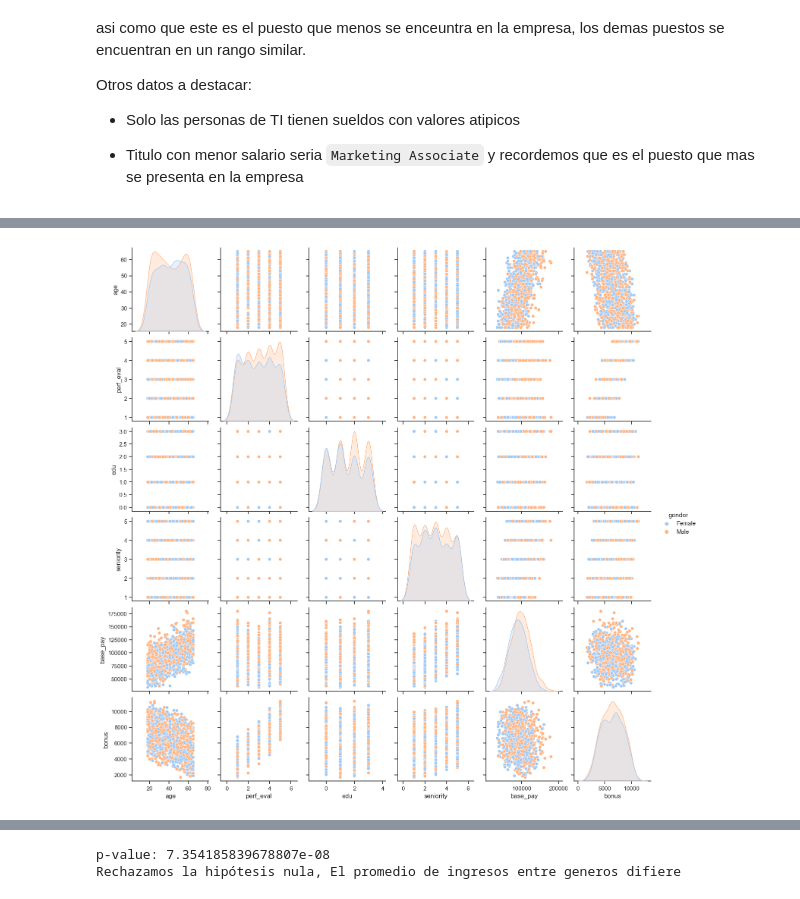
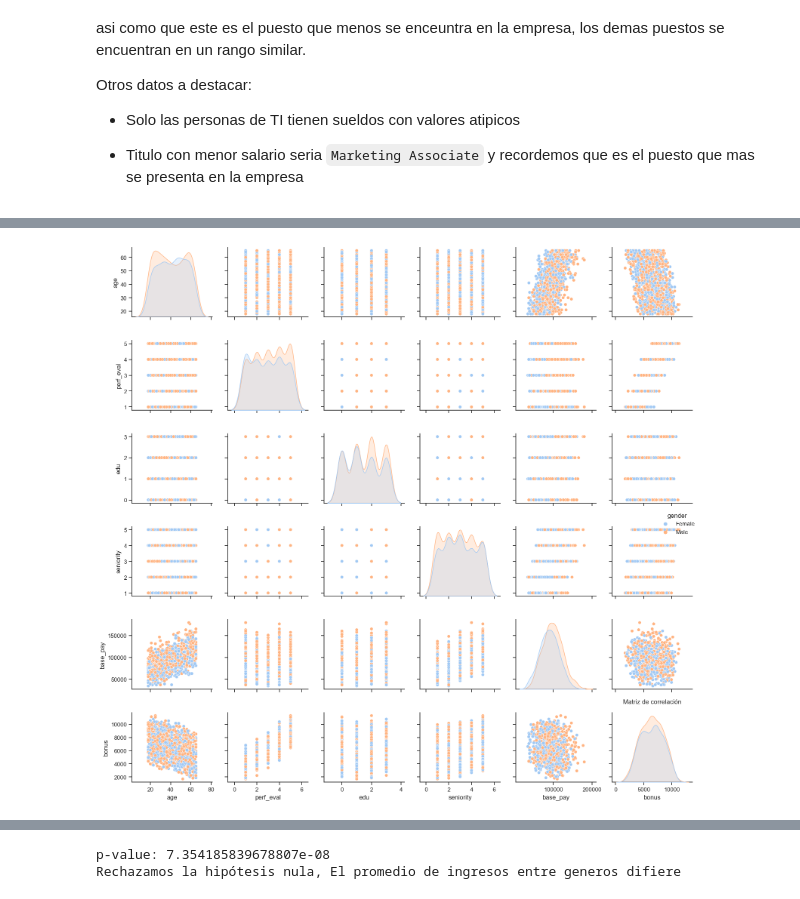
Before and after one commit to MarinZav/MCS, a Jupyter notebook: 99_prueba_tecnica_mle/analisis_exploratorio_de_datos.ipynb, the cells around one changed output, grey strips where cells are left out. Saved outputs shown, nothing was run; the diff lists cells and outputs as text; code cells hidden in the pictures.

```diff
--- a/99_prueba_tecnica_mle/analisis_exploratorio_de_datos.ipynb
+++ b/99_prueba_tecnica_mle/analisis_exploratorio_de_datos.ipynb
@@ -483,8 +526,11 @@ plt.show()
 # %%
-new_data = data[['age','base_pay','bonus','gender']]
 
 sns.set_theme(style="ticks")
 sns.pairplot(data=data_encoded, hue="gender",palette=contraste)
+plt.title("Matriz de correlación")
+plt.xticks(rotation=45, ha='right')
+plt.yticks(rotation=0)
+plt.tight_layout()
 plt.show()
 # %% [output]
-[figure, old version]
+[figure, new version]
```
Also changed, not shown: parts of 34 cells of this notebook, 1 other file.
